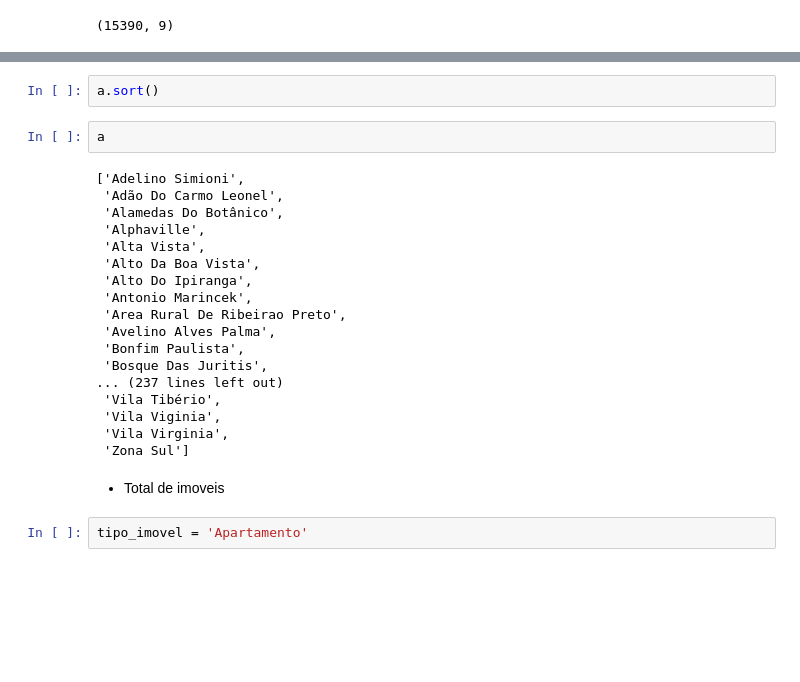
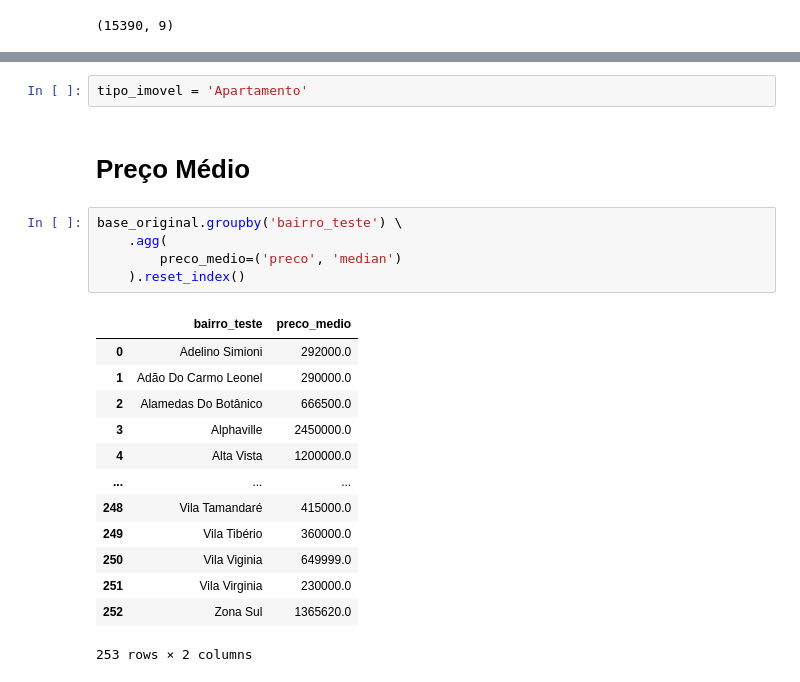
Before and after one commit to rodrigorocha1/extracao_viva_real_selenium, a Jupyter notebook: notebooks_exemplo/analise_exploratoria.ipynb, the cells around one changed output, grey strips where cells are left out. Cells and saved outputs as stored; diff of their text form; blank space fills up the shorter version.

```diff
--- a/notebooks_exemplo/analise_exploratoria.ipynb
+++ b/notebooks_exemplo/analise_exploratoria.ipynb
@@ -31,26 +35,23 @@ a = base_original['bairro_teste'].unique().tolist()
-# %%
-a.sort()
-# %%
-a
-# %% [output]
-['Adelino Simioni',
- 'Adão Do Carmo Leonel',
- 'Alamedas Do Botânico',
- 'Alphaville',
- 'Alta Vista',
- 'Alto Da Boa Vista',
- 'Alto Do Ipiranga',
- 'Antonio Marincek',
- 'Area Rural De Ribeirao Preto',
- 'Avelino Alves Palma',
- 'Bonfim Paulista',
- 'Bosque Das Juritis',
-... (237 lines left out)
- 'Vila Tibério',
- 'Vila Viginia',
- 'Vila Virginia',
- 'Zona Sul']
-# %% [markdown]
-- Total de imoveis
 # %%
 tipo_imovel = 'Apartamento'
+# %% [markdown]
+# Preço Médio
+# %%
+base_original.groupby('bairro_teste') \
+    .agg(
+        preco_medio=('preco', 'median')
+    ).reset_index()
+# %% [output]
+|  | bairro_teste | preco_medio |
+| 0 | Adelino Simioni | 292000.0 |
+| 1 | Adão Do Carmo Leonel | 290000.0 |
+| 2 | Alamedas Do Botânico | 666500.0 |
+| 3 | Alphaville | 2450000.0 |
+| 4 | Alta Vista | 1200000.0 |
+| ... | ... | ... |
+| 248 | Vila Tamandaré | 415000.0 |
+| 249 | Vila Tibério | 360000.0 |
+| 250 | Vila Viginia | 649999.0 |
+| 251 | Vila Virginia | 230000.0 |
+| 252 | Zona Sul | 1365620.0 |
+253 rows × 2 columns
```
Also changed, not shown: parts of 13 cells of this notebook.
